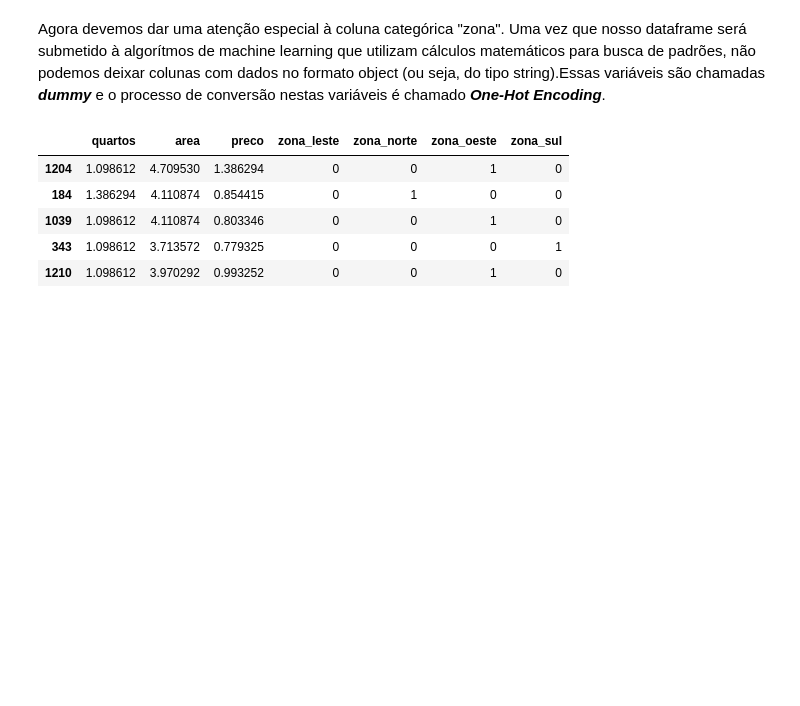
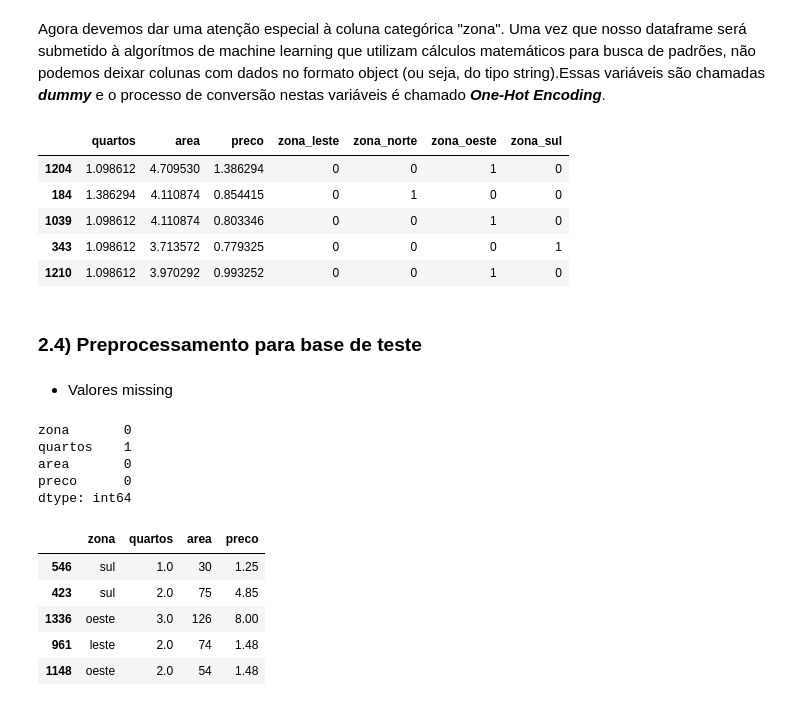
Before and after one commit to EduardoCampos1978/calculadora-de-aluguel, a Jupyter notebook: analise_exploratoria.ipynb, the cells around one changed output. Cells and saved outputs as stored; diff of their text form; code cells hidden in the pictures; blank space fills up the shorter version.

```diff
--- a/analise_exploratoria.ipynb
+++ b/analise_exploratoria.ipynb
@@ -218,3 +218,25 @@ treino.head()
 | 1039 | 1.098612 | 4.110874 | 0.803346 | 0 | 0 | 1 | 0 |
 | 343 | 1.098612 | 3.713572 | 0.779325 | 0 | 0 | 0 | 1 |
 | 1210 | 1.098612 | 3.970292 | 0.993252 | 0 | 0 | 1 | 0 |
+# %% [markdown]
+### 2.4) Preprocessamento para base de teste
+# %% [markdown]
+- Valores missing
+# %%
+teste.isnull().sum()
+# %% [output]
+zona       0
+quartos    1
+area       0
+preco      0
+dtype: int64
+# %%
+teste = teste.fillna(treino_medianas)
+teste.head()
+# %% [output]
+|  | zona | quartos | area | preco |
+| 546 | sul | 1.0 | 30 | 1.25 |
+| 423 | sul | 2.0 | 75 | 4.85 |
+| 1336 | oeste | 3.0 | 126 | 8.00 |
+| 961 | leste | 2.0 | 74 | 1.48 |
+| 1148 | oeste | 2.0 | 54 | 1.48 |
```
Also changed, not shown: parts of 4 cells of this notebook.
